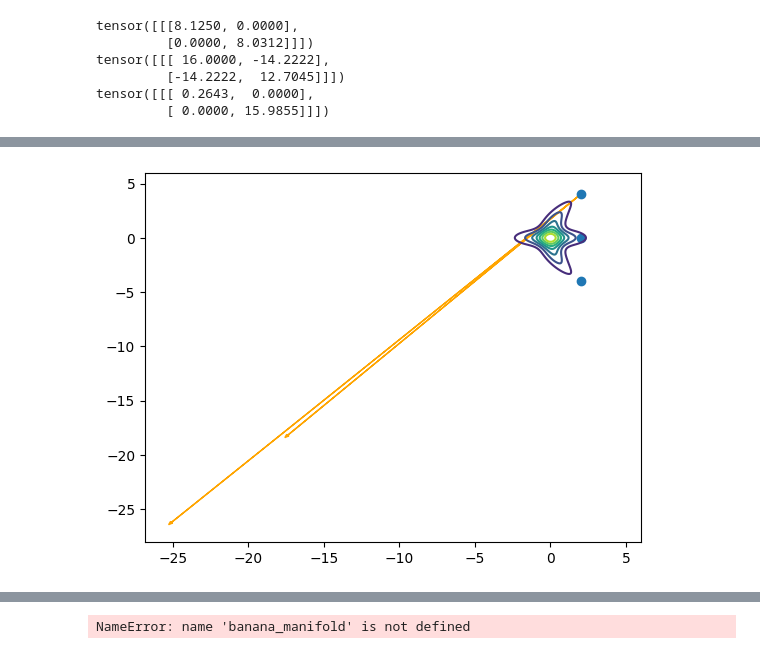
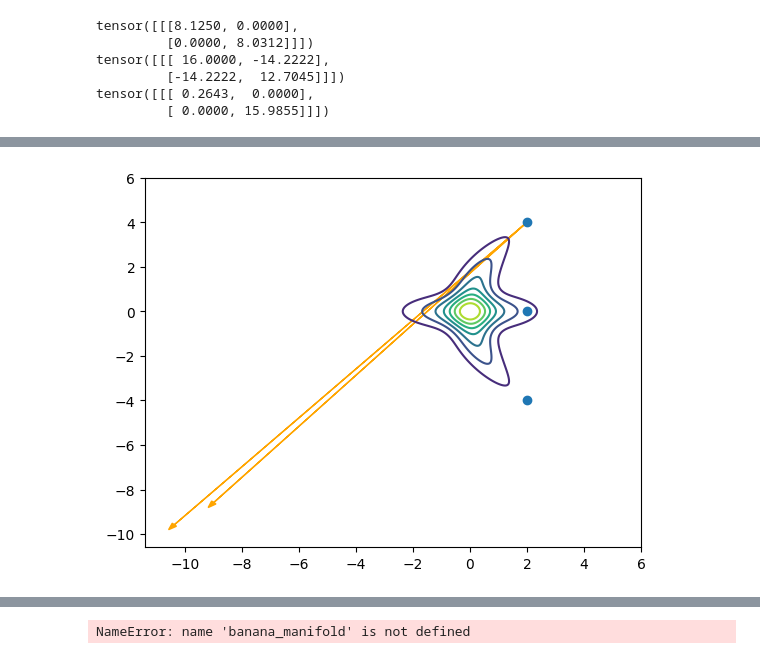
Before and after one commit to GBATZOLIS/Score-Based-Pullback-Riemannian-Geometry, a Jupyter notebook: quadratic_double_banana.ipynb, the cells around one changed output, grey strips where cells are left out. Drawn from its saved outputs; the diff is of its cells as text; code cells hidden in the pictures.

```diff
--- a/quadratic_double_banana.ipynb
+++ b/quadratic_double_banana.ipynb
@@ -130,8 +107,8 @@ tensor([[  0.0000,  -7.4085],
 # %%
 # test logarithmic mapping
 
-logarithmic_x0_x1 = double_banana_manifold.log(x0,x1[None], p=p)[0].detach().numpy()
-logarithmic_x0_x2 = double_banana_manifold.log(x0,x2[None], p=p)[0].detach().numpy()
+logarithmic_x0_x1 = double_banana_manifold.log(x0,x1[None])[0].detach().numpy()
+logarithmic_x0_x2 = double_banana_manifold.log(x0,x2[None])[0].detach().numpy()
 
 plt.contour(x_grid, y_grid, density_banana)
 plt.arrow(x0[0], x0[1], logarithmic_x0_x1[0], logarithmic_x0_x1[1], head_width=0.2, color="orange")
@@ -184,3 +161,3 @@ Epoch 900, Loss 26.622900009155273
-[figure, old version]
+[figure, new version]
 # %%
 # test exponential mapping
```
Also changed, not shown: parts of 4 cells of this notebook, 6 other files.
